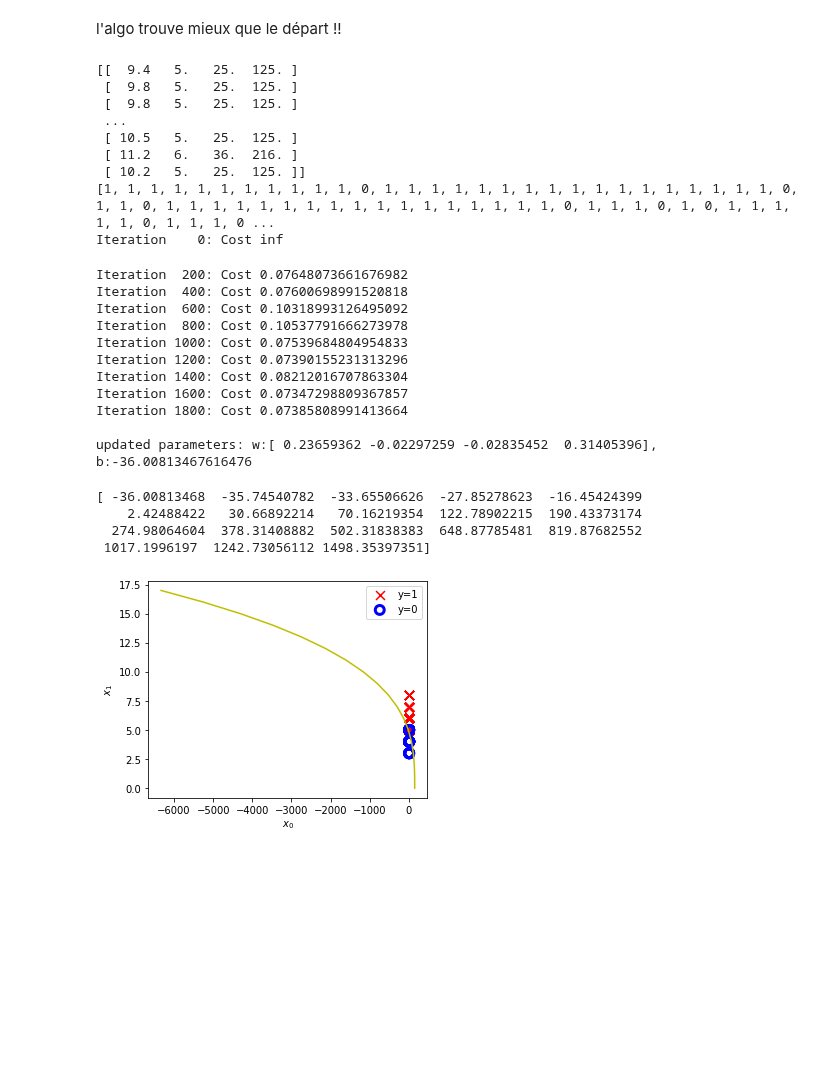
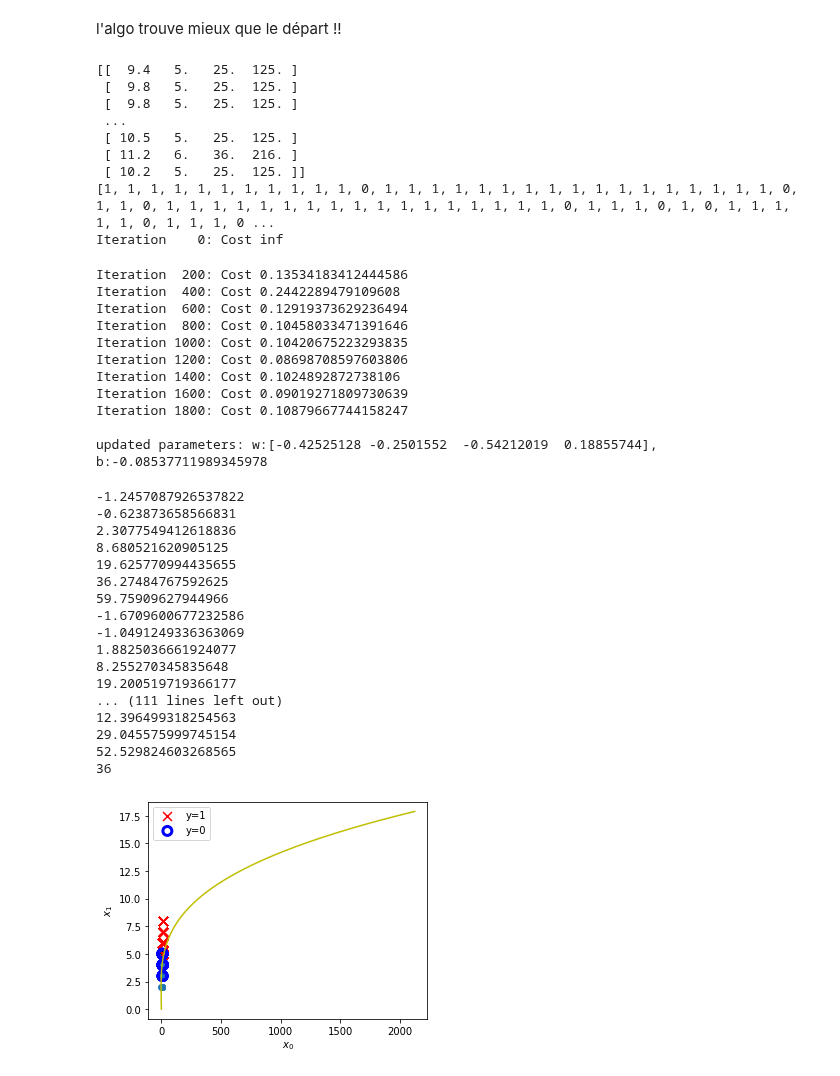
Before and after one commit to HenriS67/wineQualityPrediction, a Jupyter notebook: TPclassification.ipynb, the cells around one changed output. Saved outputs shown, nothing was run; the diff lists cells and outputs as text; code cells hidden in the pictures; blank space fills up the shorter version.

```diff
--- a/TPclassification.ipynb
+++ b/TPclassification.ipynb
@@ -414,8 +414,9 @@ xf=np.array(xf_over)
 
 print(xf)
 print(y)
-w_tmp  = np.array([0,0,0,0])
-b_tmp  = -36
+#[ 0.23659362 -0.02297259 -0.02835452  0.31405396], b:-36.00813467616476
+w_tmp  = np.array([ 0,0,0,0])
+b_tmp  = 0
 alph = 0.01
 iters = 2000
 
@@ -431,39 +432,68 @@ print(f"\nupdated parameters: w:{w_out}, b:{b_out}")
  [ 10.2   5.   25.  125. ]]
 [1, 1, 1, 1, 1, 1, 1, 1, 1, 1, 1, 0, 1, 1, 1, 1, 1, 1, 1, 1, 1, 1, 1, 1, 1, 1, 1, 1, 1, 0, 1, 1, 0, 1, 1, 1, 1, 1, 1, 1, 1, 1, 1, 1, 1, 1, 1, 1, 1, 1, 0, 1, 1, 1, 0, 1, 0, 1, 1, 1, 1, 1, 0, 1, 1, 1, 0 ...
 Iteration    0: Cost inf
-Iteration  200: Cost 0.07648073661676982
-Iteration  400: Cost 0.07600698991520818
-Iteration  600: Cost 0.10318993126495092
-Iteration  800: Cost 0.10537791666273978
-Iteration 1000: Cost 0.07539684804954833
-Iteration 1200: Cost 0.07390155231313296
-Iteration 1400: Cost 0.08212016707863304
-Iteration 1600: Cost 0.07347298809367857
-Iteration 1800: Cost 0.07385808991413664
+Iteration  200: Cost 0.13534183412444586
+Iteration  400: Cost 0.2442289479109608
+Iteration  600: Cost 0.12919373629236494
+Iteration  800: Cost 0.10458033471391646
+Iteration 1000: Cost 0.10420675223293835
+Iteration 1200: Cost 0.08698708597603806
+Iteration 1400: Cost 0.1024892872738106
+Iteration 1600: Cost 0.09019271809730639
+Iteration 1800: Cost 0.10879667744158247
 
-updated parameters: w:[ 0.23659362 -0.02297259 -0.02835452  0.31405396], b:-36.00813467616476
+updated parameters: w:[-0.42525128 -0.2501552  -0.54212019  0.18855744], b:-0.08537711989345978
 # %%
 
-x1 = np.arange(0,18)
+x1 = np.arange(0,18,0.1)
+x0= np.arange(2,9,0.1)
+xlab=[]
+ylab=[]
+for i in range(0,18,1):
+    for j in range(2,9,1):
+        f=b_out
+        f+=i*w_out[0]
+        f+=j*w_out[1]
+        f+=j*j*w_out[2]
+        f+=j*j*j*w_out[3]
+        print(f)
+        if(-4<=f<=4):
+            xlab.append(i)
+            ylab.append(j)
 
+print(len(xlab))
 f=x1*w_out[1]
 f+=np.power(x1,2)*w_out[2]
 f+=np.power(x1,3)*w_out[3]
 f+=b_out
-print(f)
+
 x0=-f/w_out[0]
 fig,ax = plt.subplots(1,1,figsize=(5,4))
 
 ax.plot(x0,x1, c="y")
+ax.scatter(xlab,ylab)
 ax.axis([5,20,3,10])
 
 plot_data(x,y,ax)
 ax.set_ylabel(r'$x_1$')
 ax.set_xlabel(r'$x_0$')
 plt.show()
 # %% [output]
-[ -36.00813468  -35.74540782  -33.65506626  -27.85278623  -16.45424399
-    2.42488422   30.66892214   70.16219354  122.78902215  190.43373174
-  274.98064604  378.31408882  502.31838383  648.87785481  819.87682552
- 1017.1996197  1242.73056112 1498.35397351]
+-1.2457087926537822
+-0.623873658566831
+2.3077549412618836
+8.680521620905125
+19.625770994435655
+36.27484767592625
+59.75909627944966
+-1.6709600677232586
+-1.0491249336363069
+1.8825036661924077
+8.255270345835648
+19.200519719366177
+... (111 lines left out)
+12.396499318254563
+29.045575999745154
+52.529824603268565
+36
-[figure, old version]
+[figure, new version]
```
